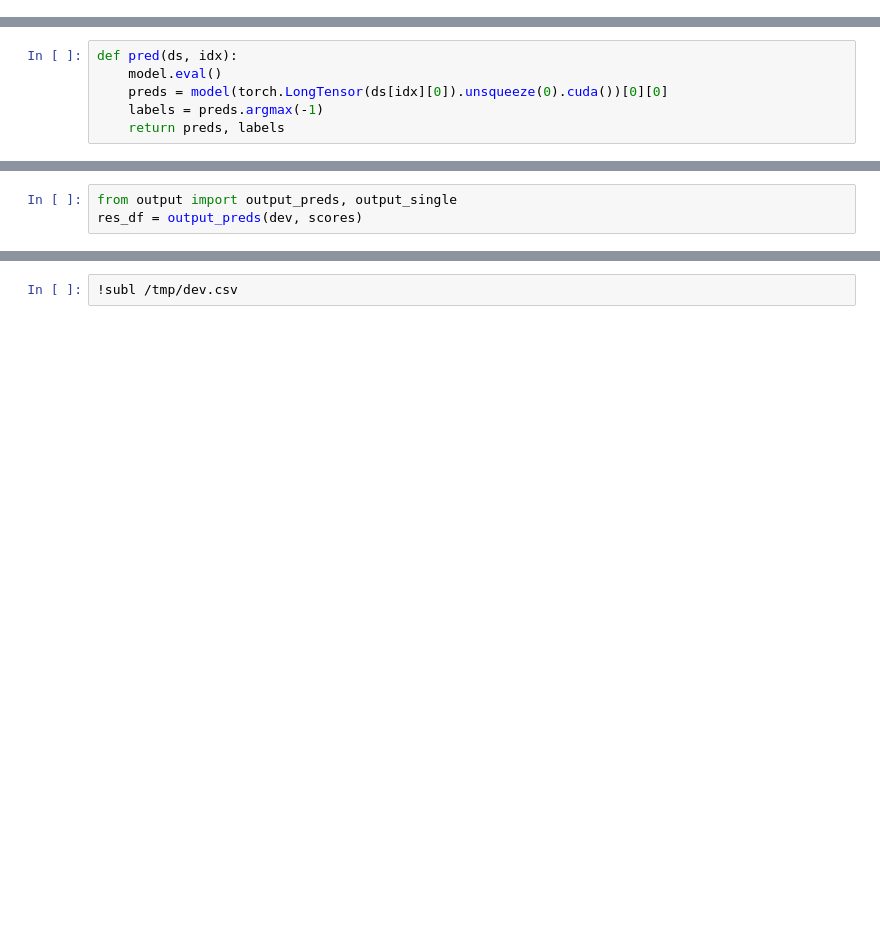
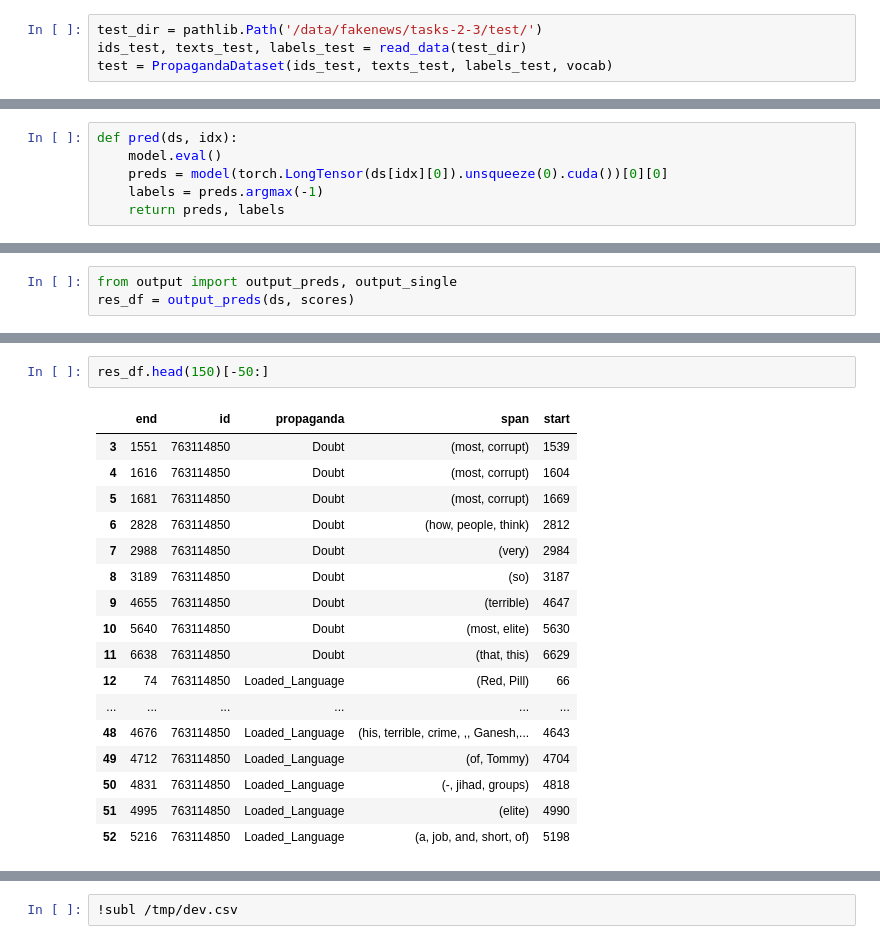
Before and after one commit to mboyanov/propaganda-deteciton, a Jupyter notebook: Train.ipynb, the cells around one changed output, grey strips where cells are left out. Cells and saved outputs as stored; diff of their text form; blank space fills up the shorter version.

```diff
--- a/Train.ipynb
+++ b/Train.ipynb
@@ -64,6 +60,10 @@ Marking  watchdog as 9
 dev_dir = pathlib.Path('/data/fakenews/tasks-2-3/dev/')
 ids_dev, texts_dev, labels_dev = read_data(dev_dir)
 dev = PropagandaDataset(ids_dev, texts_dev, labels_dev, vocab)
+# %%
+test_dir = pathlib.Path('/data/fakenews/tasks-2-3/test/')
+ids_test, texts_test, labels_test = read_data(test_dir)
+test = PropagandaDataset(ids_test, texts_test, labels_test, vocab)
 # %%
 db = DataBunch(DataLoader(train, batch_size=3, shuffle=True), DataLoader(valid,batch_size=4),
                collate_fn=partial(pad_collate_concat, pad_idx=1))
@@ -195,8 +243,28 @@ muslim
 # %%
 from output import output_preds, output_single
-res_df = output_preds(dev, scores)
+res_df = output_preds(ds, scores)
 # %% [output]
 [interactive output not drawn]
+# %%
+res_df.head(150)[-50:]
+# %% [output]
+|  | end | id | propaganda | span | start |
+| 3 | 1551 | 763114850 | Doubt | (most, corrupt) | 1539 |
+| 4 | 1616 | 763114850 | Doubt | (most, corrupt) | 1604 |
+| 5 | 1681 | 763114850 | Doubt | (most, corrupt) | 1669 |
+| 6 | 2828 | 763114850 | Doubt | (how, people, think) | 2812 |
+| 7 | 2988 | 763114850 | Doubt | (very) | 2984 |
+| 8 | 3189 | 763114850 | Doubt | (so) | 3187 |
+| 9 | 4655 | 763114850 | Doubt | (terrible) | 4647 |
+| 10 | 5640 | 763114850 | Doubt | (most, elite) | 5630 |
+| 11 | 6638 | 763114850 | Doubt | (that, this) | 6629 |
+| 12 | 74 | 763114850 | Loaded_Language | (Red, Pill) | 66 |
+| ... | ... | ... | ... | ... | ... |
+| 48 | 4676 | 763114850 | Loaded_Language | (his, terrible, crime, ,, Ganesh,... | 4643 |
+| 49 | 4712 | 763114850 | Loaded_Language | (of, Tommy) | 4704 |
+| 50 | 4831 | 763114850 | Loaded_Language | (-, jihad, groups) | 4818 |
+| 51 | 4995 | 763114850 | Loaded_Language | (elite) | 4990 |
+| 52 | 5216 | 763114850 | Loaded_Language | (a, job, and, short, of) | 5198 |
 # %%
 res_df['propaganda'].value_counts()
 # %% [output]
```
Also changed, not shown: parts of 24 cells of this notebook, 7 other files.
